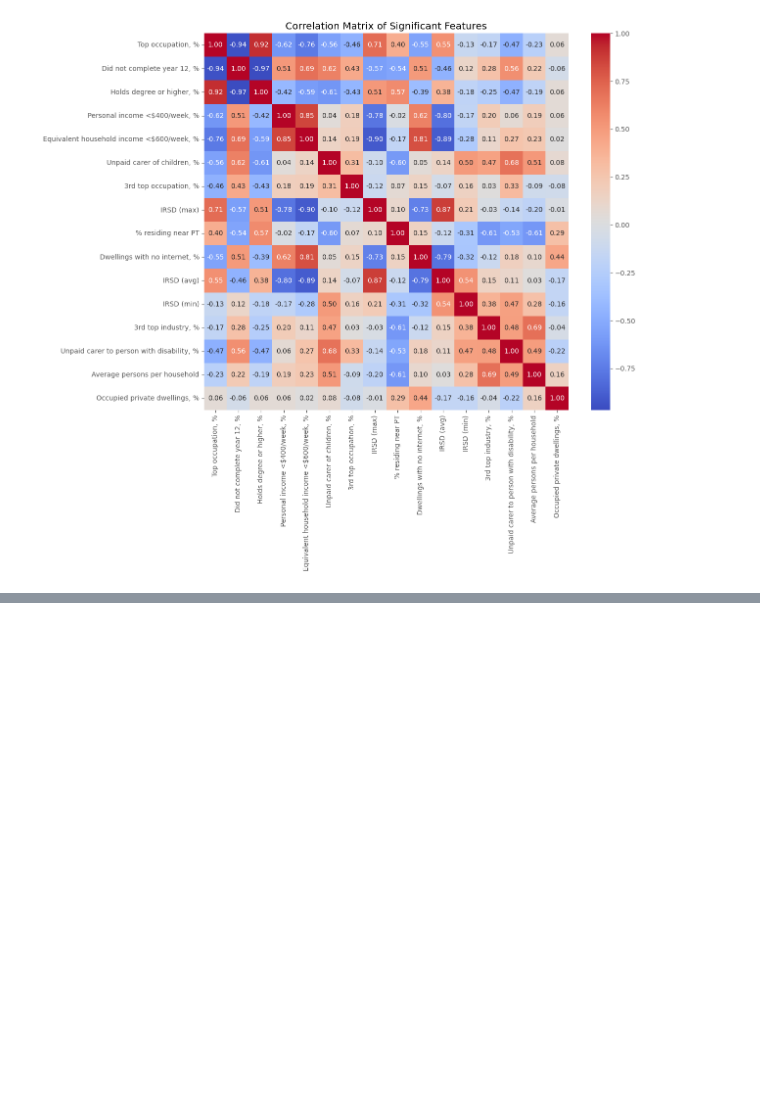
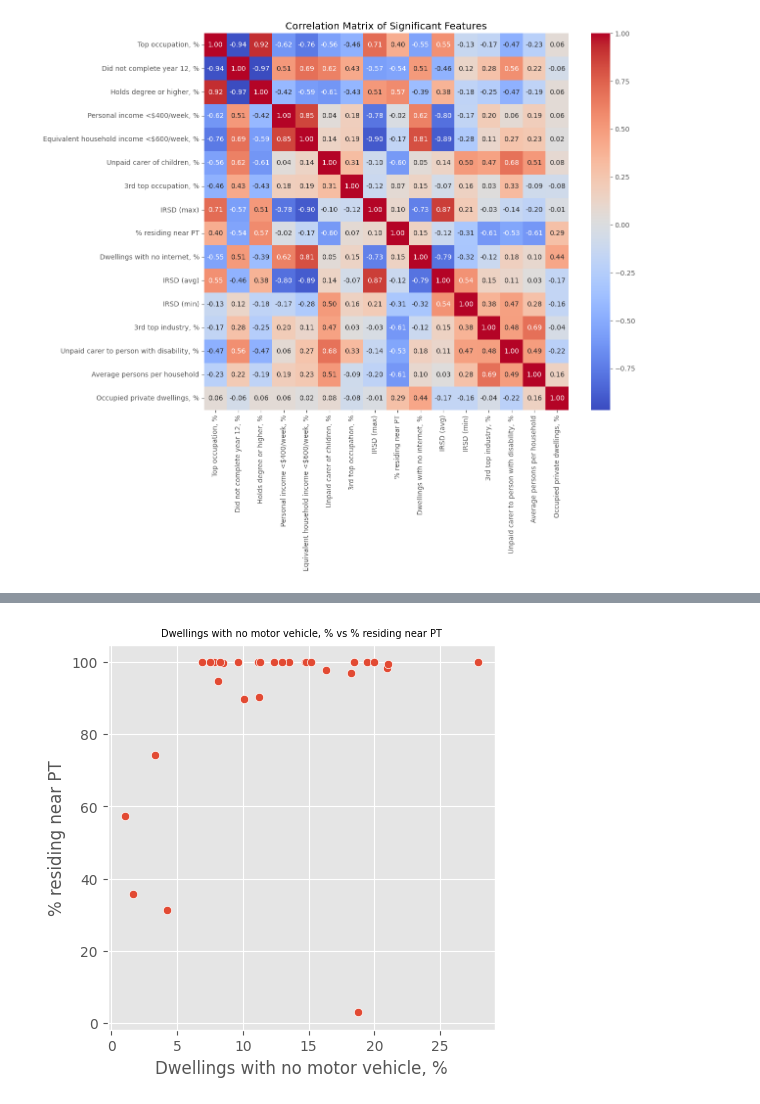
Before and after one commit to Subhasis-Biswas/ML4CPS_Project2, a Jupyter notebook: socio_demographic.ipynb, the cells around one changed output, grey strips where cells are left out. Drawn from its saved outputs; the diff is of its cells as text; code cells hidden in the pictures; blank space fills up the shorter version.

```diff
--- a/socio_demographic.ipynb
+++ b/socio_demographic.ipynb
@@ -446,0 +318,11 @@ Dwellings with no internet, %         1.3918          0.5698          1.9616
+# %%
+# Drop rows with NaN values, but keep columns with NaN values
+socio_data_no_nan = socio_data[['Dwellings with no motor vehicle, %','% residing near PT']].dropna(axis=0, how='any')
+# %%
+# plot 'Dwellings with no motor vehicle, %', vs '% residing near PT'
+plt.figure(figsize=(5, 5))
+sns.scatterplot(x='Dwellings with no motor vehicle, %', y='% residing near PT', data=socio_data_no_nan)
+plt.title('Dwellings with no motor vehicle, % vs % residing near PT', fontsize=7)
+plt.show()
+# %% [output]
+[figure, added]
```
Also changed, not shown: parts of 22 cells of this notebook.
